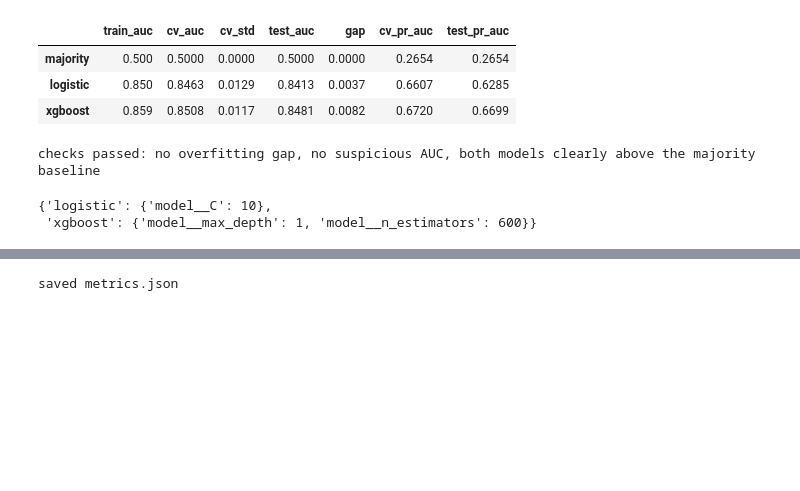
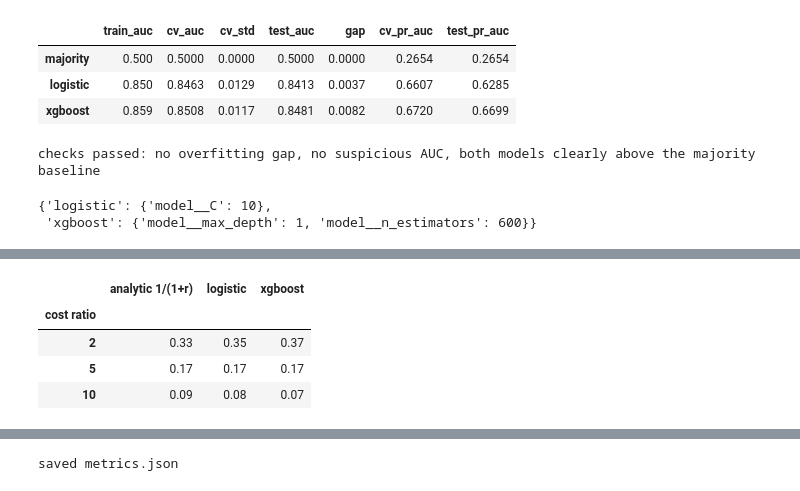
Before and after one commit to ndelval/xai-final-project, a Jupyter notebook: notebooks/01_model.ipynb, the cells around one changed output, grey strips where cells are left out. Drawn from its saved outputs; the diff is of its cells as text; code cells hidden in the pictures; blank space fills up the shorter version.

```diff
--- a/notebooks/01_model.ipynb
+++ b/notebooks/01_model.ipynb
@@ -136,0 +160,15 @@ final = {name: clone(est).fit(X_train, y_train) for name, est in models.items()
+# %%
+COST_RATIOS, MAIN_RATIO = (2, 5, 10), 5
+proba_oof = {name: oof_proba(models[name], X_train, y_train) for name in tuned_names}
+
+thresholds = pd.DataFrame({name: {r: pick_threshold(y_train, p, r) for r in COST_RATIOS}
+                           for name, p in proba_oof.items()})
+thresholds.insert(0, "analytic 1/(1+r)", [1 / (1 + r) for r in COST_RATIOS])
+thresholds.index.name = "cost ratio"
+thresholds.round(2)
+# %% [output]
+|  | analytic 1/(1+r) | logistic | xgboost |
+| cost ratio |  |  |  |
+| 2 | 0.33 | 0.35 | 0.37 |
+| 5 | 0.17 | 0.17 | 0.17 |
+| 10 | 0.09 | 0.08 | 0.07 |
```
Also changed, not shown: parts of 15 cells of this notebook, 9 other files.
